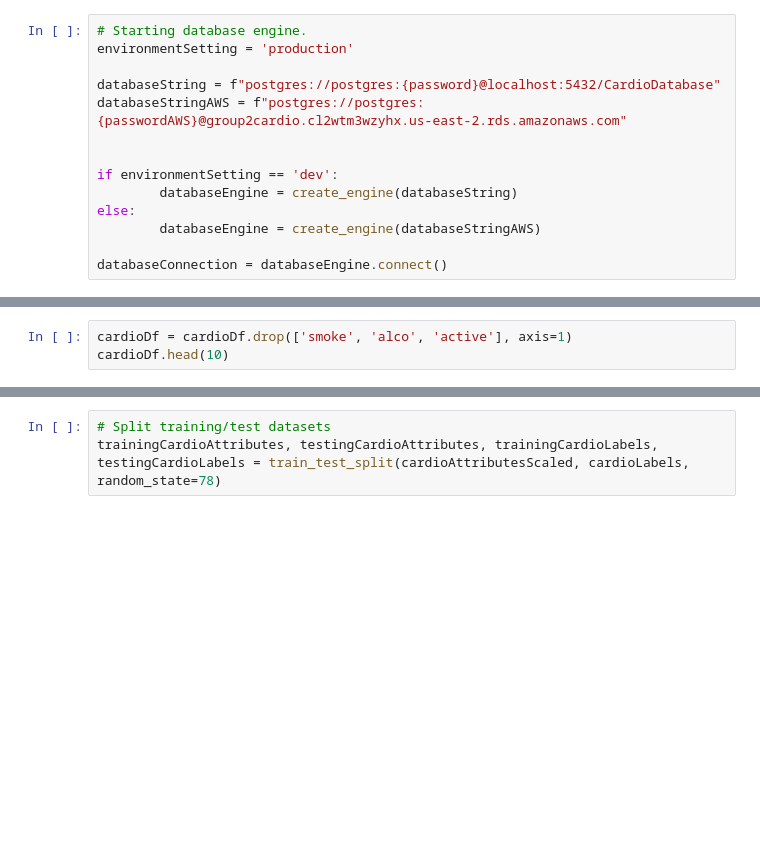
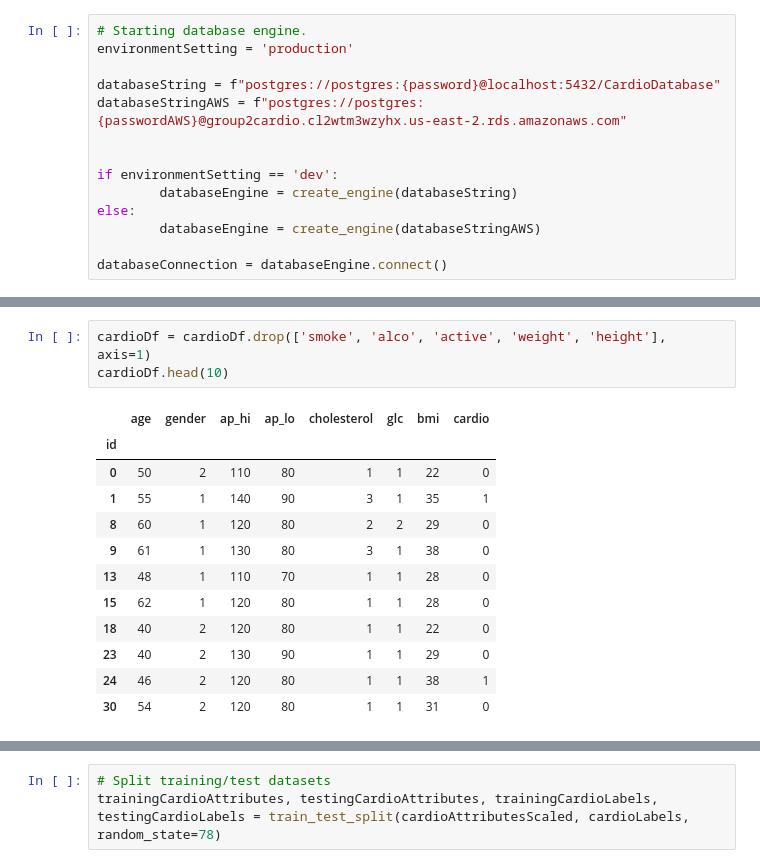
Before and after one commit to enrique-bustamante/Group2_Cardiovascular_Project, a Jupyter notebook: Machine Learning/cardiovascularProjectML2.ipynb, the cells around one changed output, grey strips where cells are left out. Drawn from its saved outputs; the diff is of its cells as text; blank space fills up the shorter version.

```diff
--- a/Machine Learning/cardiovascularProjectML2.ipynb
+++ b/Machine Learning/cardiovascularProjectML2.ipynb
@@ -36,6 +72,19 @@ cardioDf.dtypes
 # %%
-cardioDf = cardioDf.drop(['smoke', 'alco', 'active'], axis=1)
+cardioDf = cardioDf.drop(['smoke', 'alco', 'active', 'weight', 'height'], axis=1)
 cardioDf.head(10)
+# %% [output]
+|  | age | gender | ap_hi | ap_lo | cholesterol | glc | bmi | cardio |
+| id |  |  |  |  |  |  |  |  |
+| 0 | 50 | 2 | 110 | 80 | 1 | 1 | 22 | 0 |
+| 1 | 55 | 1 | 140 | 90 | 3 | 1 | 35 | 1 |
+| 8 | 60 | 1 | 120 | 80 | 2 | 2 | 29 | 0 |
+| 9 | 61 | 1 | 130 | 80 | 3 | 1 | 38 | 0 |
+| 13 | 48 | 1 | 110 | 70 | 1 | 1 | 28 | 0 |
+| 15 | 62 | 1 | 120 | 80 | 1 | 1 | 28 | 0 |
+| 18 | 40 | 2 | 120 | 80 | 1 | 1 | 22 | 0 |
+| 23 | 40 | 2 | 130 | 90 | 1 | 1 | 29 | 0 |
+| 24 | 46 | 2 | 120 | 80 | 1 | 1 | 38 | 1 |
+| 30 | 54 | 2 | 120 | 80 | 1 | 1 | 31 | 0 |
 # %%
 # Scale data
 scaler = StandardScaler()
```
Also changed, not shown: parts of 12 cells of this notebook.
